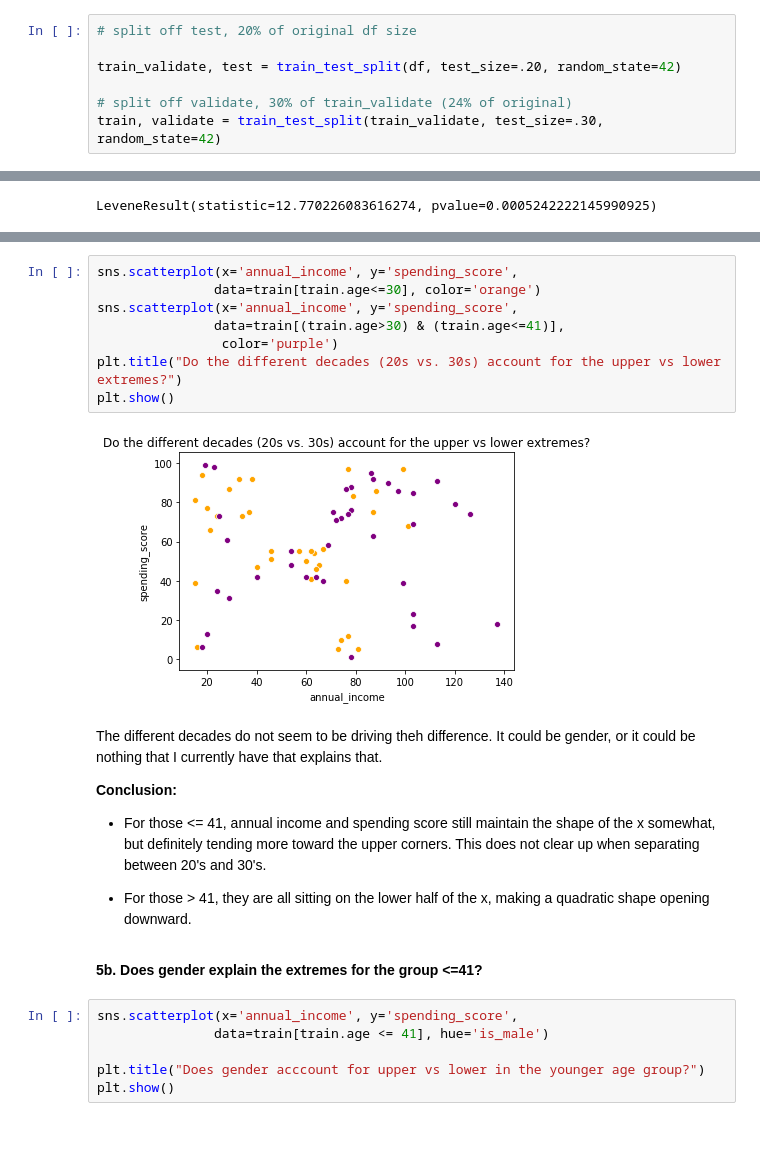
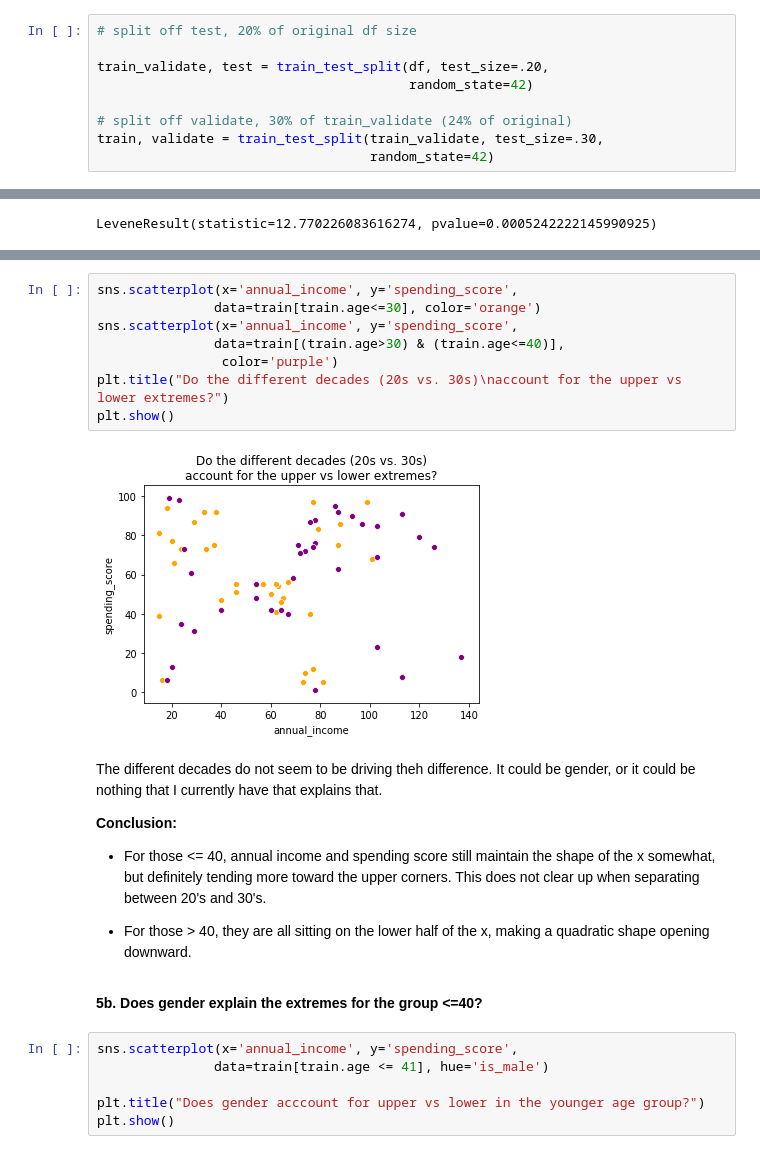
Before and after one commit to CodeupClassroom/darden-clustering, a Jupyter notebook: exploration.ipynb, the cells around one changed output, grey strips where cells are left out. Saved outputs shown, nothing was run; the diff lists cells and outputs as text.

```diff
--- a/exploration.ipynb
+++ b/exploration.ipynb
@@ -140,10 +142,12 @@ df.describe()
 # %%
 # split off test, 20% of original df size
 
-train_validate, test = train_test_split(df, test_size=.20, random_state=42)
+train_validate, test = train_test_split(df, test_size=.20,
+                                        random_state=42)
 
 # split off validate, 30% of train_validate (24% of original)
-train, validate = train_test_split(train_validate, test_size=.30, random_state=42)
+train, validate = train_test_split(train_validate, test_size=.30,
+                                   random_state=42)
 # %%
 print("train obs: ", train.size)
 print("validate obs: ", validate.size)
@@ -357,24 +391,24 @@ This makes me wonder if we split the 40's into 20's and 30's, will that account
 # %%
 sns.scatterplot(x='annual_income', y='spending_score',
                data=train[train.age<=30], color='orange')
 sns.scatterplot(x='annual_income', y='spending_score',
-               data=train[(train.age>30) & (train.age<=41)],
+               data=train[(train.age>30) & (train.age<=40)],
                 color='purple')
-plt.title("Do the different decades (20s vs. 30s) account for the upper vs lower extremes?")
+plt.title("Do the different decades (20s vs. 30s)\naccount for the upper vs lower extremes?")
 plt.show()
 # %% [output]
-[figure, old version]
+[figure, new version]
 # %% [markdown]
 The different decades do not seem to be driving theh difference.
 It could be gender, or it could be nothing that I currently have that explains that.
 
 **Conclusion:**
 
-- For those <= 41, annual income and spending score still maintain the shape of the x somewhat, but definitely tending more toward the upper corners. This does not clear up when separating between 20's and 30's.
+- For those <= 40, annual income and spending score still maintain the shape of the x somewhat, but definitely tending more toward the upper corners. This does not clear up when separating between 20's and 30's.
 
-- For those > 41, they are all sitting on the lower half of the x, making a quadratic shape opening downward.
+- For those > 40, they are all sitting on the lower half of the x, making a quadratic shape opening downward.
 # %% [markdown]
-**5b. Does gender explain the extremes for the group <=41?**
+**5b. Does gender explain the extremes for the group <=40?**
 # %%
 sns.scatterplot(x='annual_income', y='spending_score',
                data=train[train.age <= 41], hue='is_male')
```
Also changed, not shown: parts of 27 cells of this notebook.
